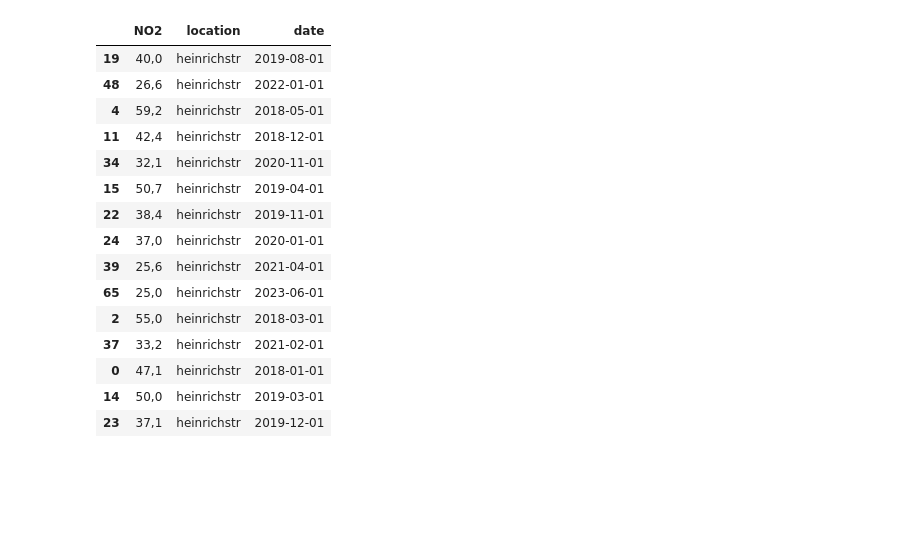
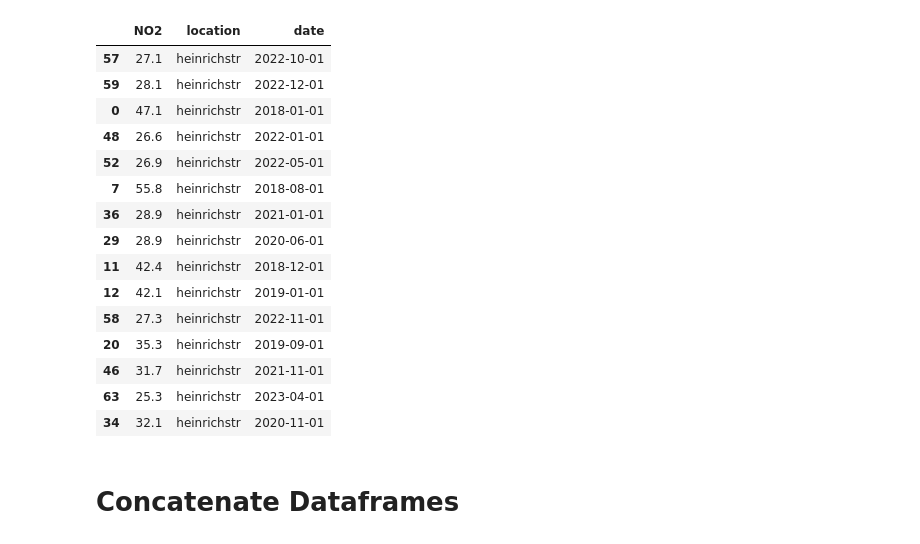
Before and after one commit to cathrinr/driving_change, a Jupyter notebook: emissions_exploration.ipynb, the cells around one changed output. Saved outputs shown, nothing was run; the diff lists cells and outputs as text; code cells hidden in the pictures; blank space fills up the shorter version.

```diff
--- a/emissions_exploration.ipynb
+++ b/emissions_exploration.ipynb
@@ -13,6 +14,12 @@ darmstadt['time'] = darmstadt['Zeit'].dt.time
 darmstadt.drop(columns=['Datum', 'Zeit', 'Unnamed: 7'], inplace=True)
 darmstadt.rename(columns = {'Benzol (C₆H₆)[µg/m³]' : 'Benzol', 'Kohlenmonoxid (CO)[mg/m³]' : 'CO', 'm-/p-Xylol (C₈H₁₀)[µg/m³]' : 'm-/p-Xylol', 'o-Xylol (C₈H₁₀)[µg/m³]' : 'o-Xylol', 'PM2,5[µg/m³]' : 'PM2,5', 'PM10[µg/m³]' : 'PM10','Toluol (C₇H₈)[µg/m³]' : 'Toluol', 'Stickstoffdioxid (NO₂)[µg/m³]' : 'NO2', 'Stickstoffmonoxid (NO)[µg/m³]' : 'NO'}, inplace= True)
 darmstadt['location'] = 'rudolf-mueller-anlage'
+#convert columns to numeric values
+columns_to_convert = ['CO', 'PM2,5', 'PM10', 'NO2', 'NO']
+for column in columns_to_convert:
+    darmstadt[column] = darmstadt[column].str.replace(',', '.')
+darmstadt[columns_to_convert] = darmstadt[columns_to_convert].apply(pd.to_numeric, errors='coerce')
+
 darmstadt
 # %% [output]
 |  | CO | PM2,5 | PM10 | NO2 | NO | date | time | location |
@@ -38,6 +45,13 @@ huegelstr['Zeit'] = pd.to_datetime(huegelstr['Zeit'], format='%H:%M')
 huegelstr['time'] = huegelstr['Zeit'].dt.time
 huegelstr.drop(columns=['Datum', 'Zeit', 'Unnamed: 11'], inplace=True)
 huegelstr.rename(columns = {'Benzol (C₆H₆)[µg/m³]' : 'Benzol', 'Kohlenmonoxid (CO)[mg/m³]' : 'CO', 'm-/p-Xylol (C₈H₁₀)[µg/m³]' : 'm-/p-Xylol', 'o-Xylol (C₈H₁₀)[µg/m³]' : 'o-Xylol', 'PM2,5[µg/m³]' : 'PM2,5', 'PM10[µg/m³]' : 'PM10','Toluol (C₇H₈)[µg/m³]' : 'Toluol', 'Stickstoffdioxid (NO₂)[µg/m³]' : 'NO2', 'Stickstoffmonoxid (NO)[µg/m³]' : 'NO'}, inplace= True)
+#convert columns to numeric values
+columns_to_convert = ['Benzol', 'CO', 'm-/p-Xylol', 'o-Xylol', 'PM2,5', 'PM10', 'NO2', 'NO', 'Toluol']
+for column in columns_to_convert:
+    huegelstr[column] = huegelstr[column].str.replace(',', '.')
+huegelstr[columns_to_convert] = huegelstr[columns_to_convert].apply(pd.to_numeric, errors='coerce')
+
+
 huegelstr['location'] = 'huegelstr'
 huegelstr
 # %% [output]
@@ -83,7 +119,11 @@ merged_data_huegelstr_1.drop(columns = ['Monat'], inplace=True)
 merged_data_huegelstr_1 = merged_data_huegelstr_1[merged_data_huegelstr_1['Stickstoffdioxid (NO₂)[µg/m³]'] != '-']
 merged_data_huegelstr_1.rename(columns = {'Stickstoffdioxid (NO₂)[µg/m³]' : 'NO2'}, inplace= True)
 
-
+#convert columns to numeric values
+columns_to_convert = [ 'NO2']
+for column in columns_to_convert:
+    merged_data_huegelstr_1[column] = merged_data_huegelstr_1[column].str.replace(',', '.')
+merged_data_huegelstr_1[columns_to_convert] = merged_data_huegelstr_1[columns_to_convert].apply(pd.to_numeric, errors='coerce')
 
 merged_data_huegelstr_1.sample(15)
 # %% [output]
@@ -109,45 +149,52 @@ merged_data_huegelstr_1.sample(15)
 # Directory containing the CSV files
 csv_directory = 'D:\\Data Science\\VS Code\\final_project\\Luftmessung_Darmstadt\\Heinrichstraße'
 
 # List all CSV files in the directory
 csv_files = [f for f in os.listdir(csv_directory) if f.endswith('.txt')]
 
 # Initialize an empty DataFrame to store the merged data
 merged_data = pd.DataFrame()
 
 # Loop through the CSV files and concatenate them
 for csv_file in csv_files:
     file_path = os.path.join(csv_directory, csv_file)
     df = pd.read_csv(file_path, sep=';')
     merged_data = pd.concat([merged_data, df], ignore_index=True)
 
 merged_data_heinrichstr = merged_data
 merged_data_heinrichstr['location'] = 'heinrichstr'
 merged_data_heinrichstr = merged_data_heinrichstr.drop(columns=['Unnamed: 2'])
 merged_data_heinrichstr['Monat'] = merged_data_heinrichstr['Monat'].astype('str')
 merged_data_heinrichstr['Monat'] = merged_data_heinrichstr['Monat'].replace(to_replace = r'(\d{1,2})\.(\d{3})$', value= r"\g<1>.\g<2>0", regex = True)
 merged_data_heinrichstr['Monat'] = merged_data_heinrichstr['Monat'].replace(to_replace = r'^(\d{1})\.(\d{4})', value= r'0\1.\2', regex = True)
 merged_data_heinrichstr['date'] = pd.to_datetime(merged_data_heinrichstr['Monat'], format='%m.%Y')
 merged_data_heinrichstr.drop(columns = ['Monat'], inplace=True)
 merged_data_heinrichstr = merged_data_heinrichstr[merged_data_heinrichstr['Stickstoffdioxid (NO₂)[µg/m³]'] != '-']
 merged_data_heinrichstr.rename(columns = {'Stickstoffdioxid (NO₂)[µg/m³]' : 'NO2'}, inplace= True)
 
+#convert columns to numeric values
+columns_to_convert = [ 'NO2']
+for column in columns_to_convert:
+    merged_data_heinrichstr[column] = merged_data_heinrichstr[column].str.replace(',', '.')
+merged_data_heinrichstr[columns_to_convert] = merged_data_heinrichstr[columns_to_convert].apply(pd.to_numeric, errors='coerce')
 
 merged_data_heinrichstr.sample(15)
 # %% [output]
 |  | NO2 | location | date |
-| 19 | 40,0 | heinrichstr | 2019-08-01 |
-| 48 | 26,6 | heinrichstr | 2022-01-01 |
-| 4 | 59,2 | heinrichstr | 2018-05-01 |
-| 11 | 42,4 | heinrichstr | 2018-12-01 |
-| 34 | 32,1 | heinrichstr | 2020-11-01 |
-| 15 | 50,7 | heinrichstr | 2019-04-01 |
-| 22 | 38,4 | heinrichstr | 2019-11-01 |
-| 24 | 37,0 | heinrichstr | 2020-01-01 |
-| 39 | 25,6 | heinrichstr | 2021-04-01 |
-| 65 | 25,0 | heinrichstr | 2023-06-01 |
-| 2 | 55,0 | heinrichstr | 2018-03-01 |
-| 37 | 33,2 | heinrichstr | 2021-02-01 |
-| 0 | 47,1 | heinrichstr | 2018-01-01 |
-| 14 | 50,0 | heinrichstr | 2019-03-01 |
-| 23 | 37,1 | heinrichstr | 2019-12-01 |
+| 57 | 27.1 | heinrichstr | 2022-10-01 |
+| 59 | 28.1 | heinrichstr | 2022-12-01 |
+| 0 | 47.1 | heinrichstr | 2018-01-01 |
+| 48 | 26.6 | heinrichstr | 2022-01-01 |
+| 52 | 26.9 | heinrichstr | 2022-05-01 |
+| 7 | 55.8 | heinrichstr | 2018-08-01 |
+| 36 | 28.9 | heinrichstr | 2021-01-01 |
+| 29 | 28.9 | heinrichstr | 2020-06-01 |
+| 11 | 42.4 | heinrichstr | 2018-12-01 |
+| 12 | 42.1 | heinrichstr | 2019-01-01 |
+| 58 | 27.3 | heinrichstr | 2022-11-01 |
+| 20 | 35.3 | heinrichstr | 2019-09-01 |
+| 46 | 31.7 | heinrichstr | 2021-11-01 |
+| 63 | 25.3 | heinrichstr | 2023-04-01 |
+| 34 | 32.1 | heinrichstr | 2020-11-01 |
+# %% [markdown]
+# Concatenate Dataframes
```
Also changed, not shown: parts of 18 cells of this notebook, 1 other file.
